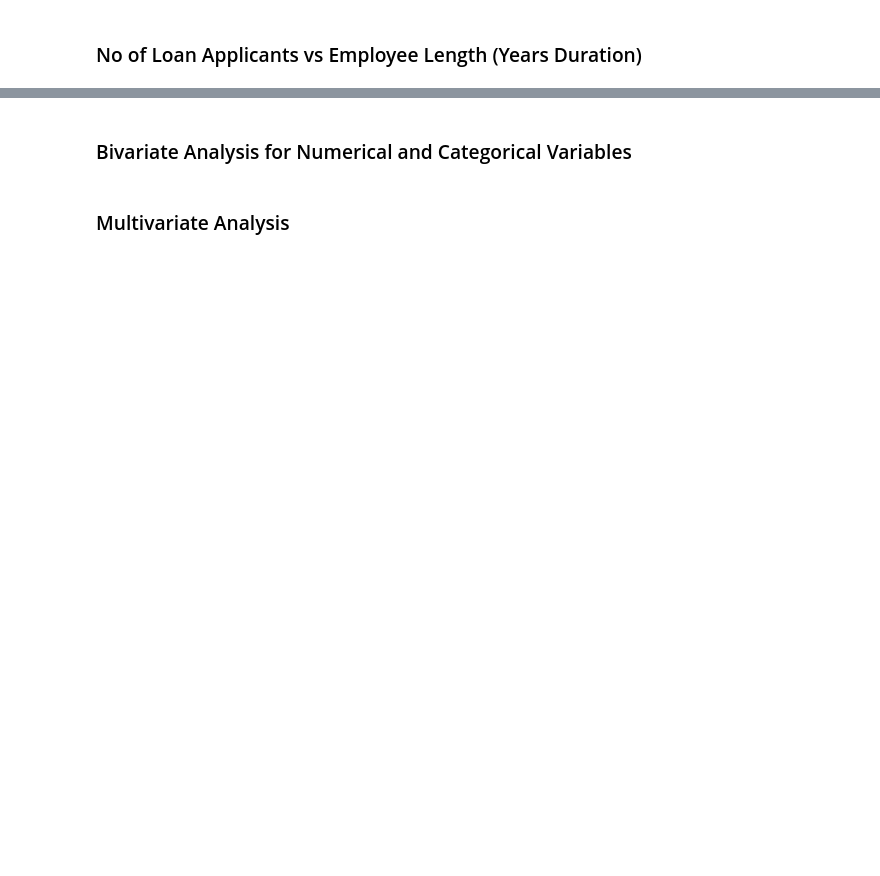
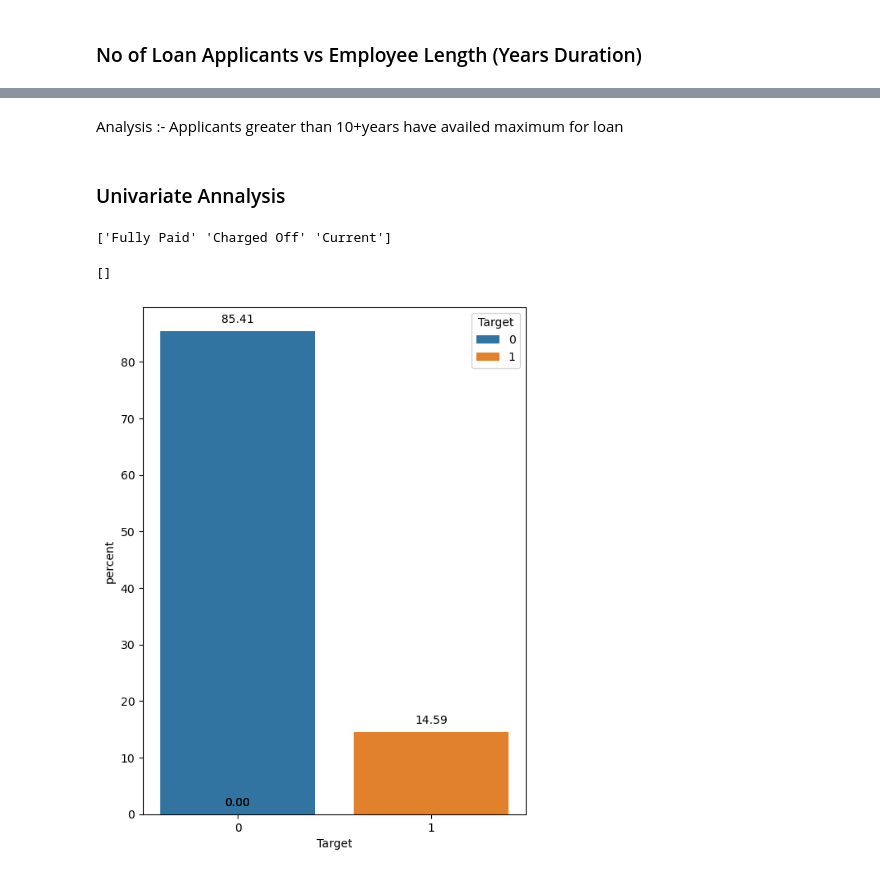
Before and after one commit to snehaljadhav2283/Loan_CaseStudy_EDA, a Jupyter notebook: Loan_Analysis.ipynb, the cells around one changed output, grey strips where cells are left out. Cells and saved outputs as stored; diff of their text form; code cells hidden in the pictures; blank space fills up the shorter version.

Commit message:
Bivariate completed

```diff
--- a/Loan_Analysis.ipynb
+++ b/Loan_Analysis.ipynb
@@ -416,6 +403,6 @@ dtype: object
 #print(cols_category)
 #cols_numerical = loan_df.select_dtypes(include=["float", "int"]).columns
 #print(cols_numerical)
-num_col =  ["funded_amnt", "annual_inc", "term", "int_rate"]
+num_col =  ["funded_amnt", "funded_amnt_inv", "annual_inc",  "int_rate", "loan_amnt"]
 cat_col =  ["grade","sub_grade", "emp_length", "verification_status", "home_ownership", "purpose", "loan_status", "term"]
 date_col = ["issue_d"]
@@ -430,3 +409,5 @@ plt.plot()
+# %%
+loan_df_defaulters[num_col] = loan_df_defaulters[num_col].apply(pd.to_numeric)
 # %% [markdown]
 ### No of Loan Applicants vs Employee Length (Years Duration)
 # %%
@@ -479,4 +422,29 @@ for i in cat_col:
-# %% [markdown]
-### Bivariate Analysis for Numerical and Categorical Variables
-# %% [markdown]
-### Multivariate Analysis
+# %% [markdown]
+Analysis :- Applicants greater than 10+years have availed maximum for loan
+# %% [markdown]
+### Univariate Annalysis
+# %%
+# We have to consider only Fully Paid and Charged off to analyse the defaulters, we will drop CUrrent from the loan_status
+print(loan_df_defaulters.loan_status.unique())
+loan_df_defaulters = loan_df_defaulters[~(loan_df_defaulters["loan_status"] == "Current")]
+loan_df_defaulters["Target"] = loan_df_defaulters.loan_status.apply(lambda x: 1 if (x == "Charged Off") else 0)
+#loan_df_defaulters.count()
+#loan_df.loan_status.value_counts()
+# %% [output]
+['Fully Paid' 'Charged Off' 'Current']
+# %%
+plt.figure(figsize=(6, 8))
+splot= sns.countplot(data=loan_df_defaulters, x="Target", hue="Target", stat="percent", legend="full")
+for p in splot.patches:
+    splot.annotate(format(p.get_height(), '.2f'), (p.get_x() + p.get_width() / 2., p.get_height()),  ha = 'center', va = 'center', xytext = (0, 10), textcoords = 'offset points')
+    #temp_height = p.get_height()
+
+                #if math.isnan(temp_height):
+                    #temp_height = 0.01
+    #splot.annotate(format(p.get_height(), '.2f'), (p.get_x() + p.get_width() / 2., p.get_height()),  ha = 'center', va = 'center', xytext = (0, 10), textcoords = 'offset points')
+
+    #ax.annotate('{:1.1f}%'.format((temp_height*100)/float(len(loan_df_defaulters))), (p.get_x()+0.05, temp_height+20))
+plt.plot()
+# %% [output]
+[]
+[figure, added]
```
Also changed, not shown: parts of 73 cells of this notebook, 1 other file.
